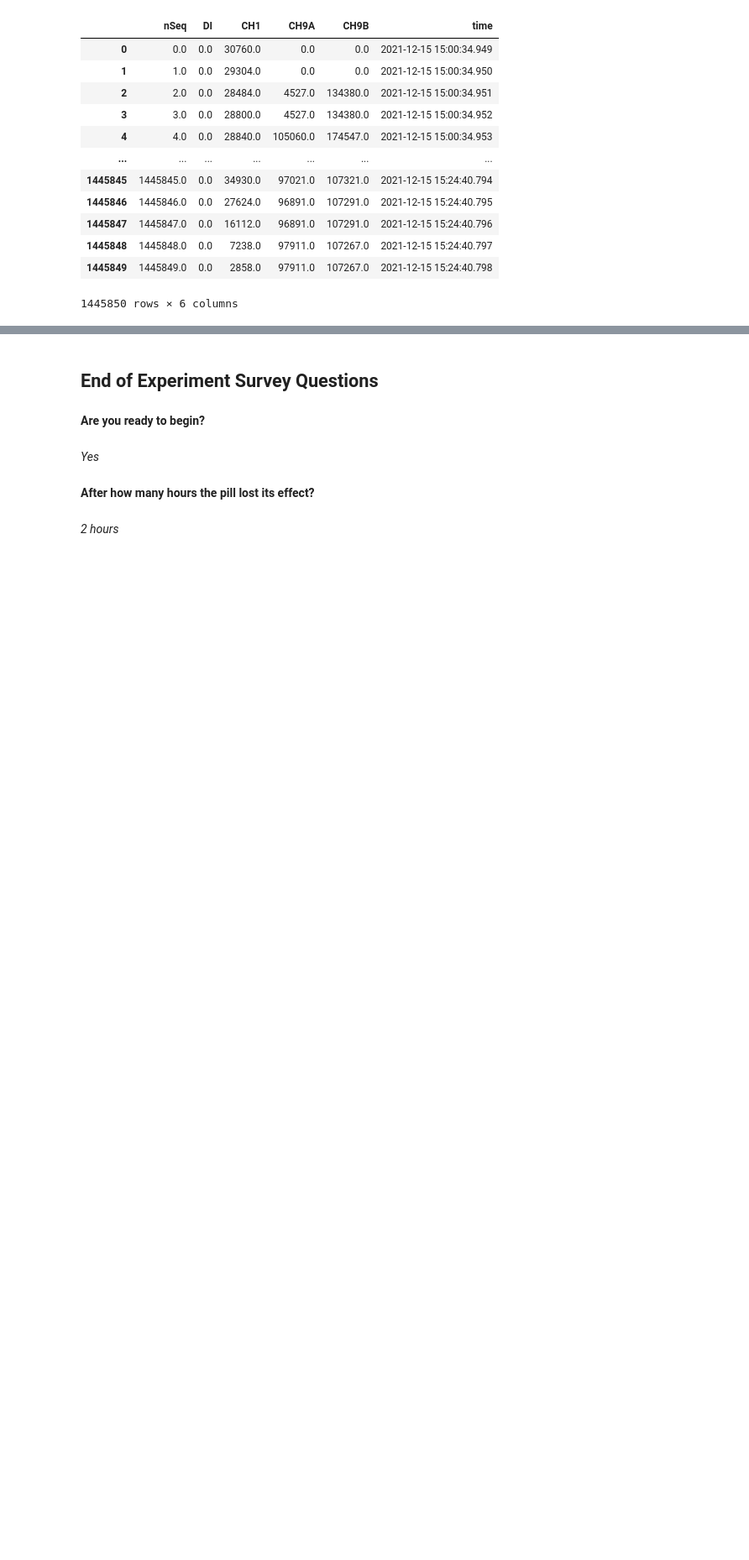
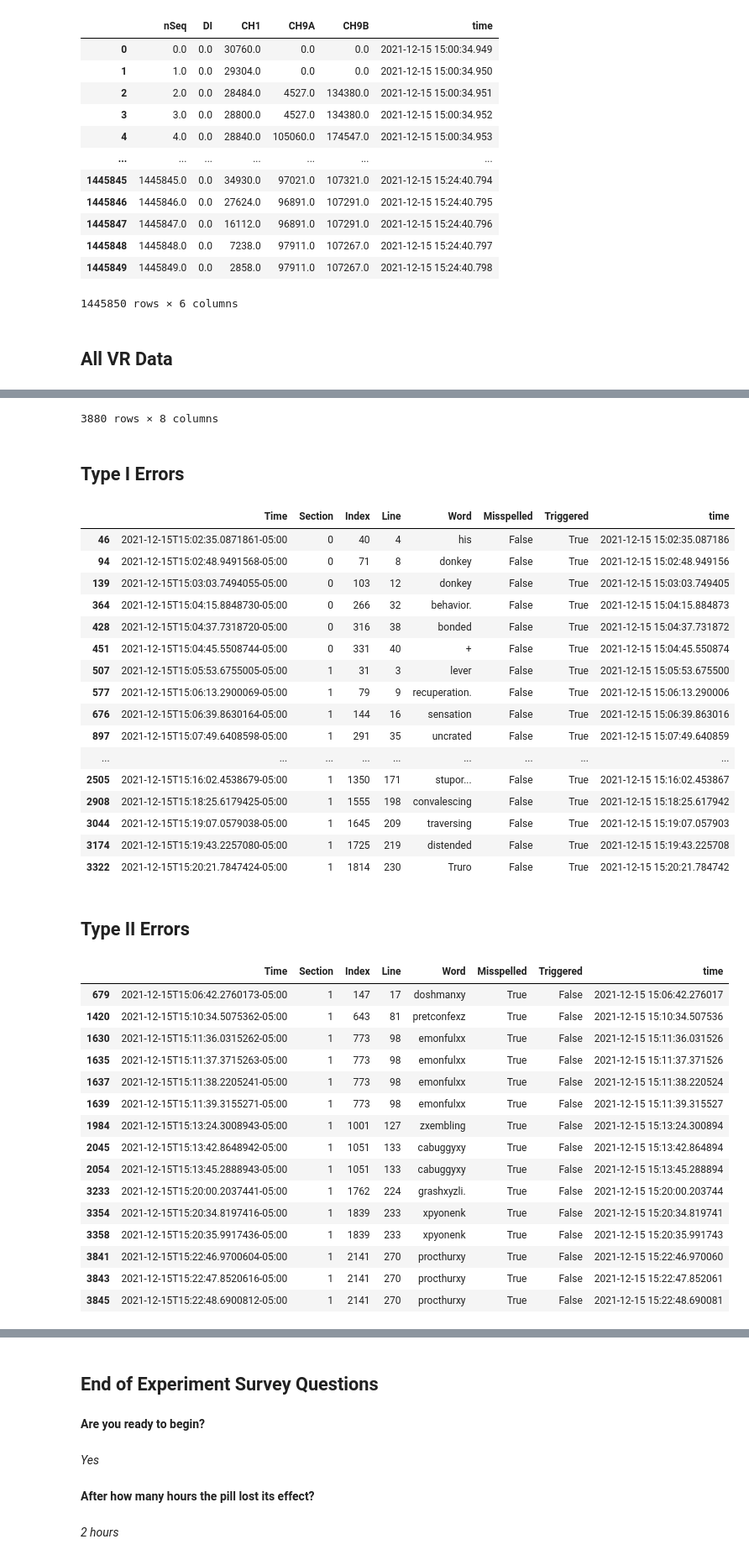
Before and after one commit to Ubiquitous-EEG-IQP/jupyter-notebooks, a Jupyter notebook: mind_wandering/mind_wandering.ipynb, the cells around one changed output, grey strips where cells are left out. Shown: that part at 84% size. Cells and saved outputs as stored; diff of their text form; code cells hidden in the pictures; blank space fills up the shorter version.

```diff
--- a/mind_wandering/mind_wandering.ipynb
+++ b/mind_wandering/mind_wandering.ipynb
@@ -86,3 +99,24 @@ display(plux_data)
 | 1445848 | 1445848.0 | 0.0 | 7238.0 | 97911.0 | 107267.0 | 2021-12-15 15:24:40.797 |
 | 1445849 | 1445849.0 | 0.0 | 2858.0 | 97911.0 | 107267.0 | 2021-12-15 15:24:40.798 |
 1445850 rows × 6 columns
+# %%
+# LOAD VR DATA
+
+vr_data = pd.read_csv(vr_filepath)
+
+vr_data["time"] = vr_data["Time"].apply(lambda t: parser.parse(t[:-6]))
+vr_data["time"] = pd.to_datetime(vr_data["time"])
+
+display(Markdown("## All VR Data"))
+display(vr_data)
+
+type_i = vr_data[~vr_data["Misspelled"] & vr_data["Triggered"]]
+type_ii = vr_data[vr_data["Misspelled"] & ~vr_data["Triggered"]]
+
+display(Markdown("## Type I Errors"))
+display(type_i)
+
+display(Markdown("## Type II Errors"))
+display(type_ii)
+# %% [output]
+## All VR Data
@@ -89,3 +135,39 @@ display(plux_data)
+3880 rows × 8 columns
+## Type I Errors
+|  | Time | Section | Index | Line | Word | Misspelled | Triggered | time |
+| 46 | 2021-12-15T15:02:35.0871861-05:00 | 0 | 40 | 4 | his | False | True | 2021-12-15 15:02:35.087186 |
+| 94 | 2021-12-15T15:02:48.9491568-05:00 | 0 | 71 | 8 | donkey | False | True | 2021-12-15 15:02:48.949156 |
+| 139 | 2021-12-15T15:03:03.7494055-05:00 | 0 | 103 | 12 | donkey | False | True | 2021-12-15 15:03:03.749405 |
+| 364 | 2021-12-15T15:04:15.8848730-05:00 | 0 | 266 | 32 | behavior. | False | True | 2021-12-15 15:04:15.884873 |
+| 428 | 2021-12-15T15:04:37.7318720-05:00 | 0 | 316 | 38 | bonded | False | True | 2021-12-15 15:04:37.731872 |
+| 451 | 2021-12-15T15:04:45.5508744-05:00 | 0 | 331 | 40 | + | False | True | 2021-12-15 15:04:45.550874 |
+| 507 | 2021-12-15T15:05:53.6755005-05:00 | 1 | 31 | 3 | lever | False | True | 2021-12-15 15:05:53.675500 |
+| 577 | 2021-12-15T15:06:13.2900069-05:00 | 1 | 79 | 9 | recuperation. | False | True | 2021-12-15 15:06:13.290006 |
+| 676 | 2021-12-15T15:06:39.8630164-05:00 | 1 | 144 | 16 | sensation | False | True | 2021-12-15 15:06:39.863016 |
+| 897 | 2021-12-15T15:07:49.6408598-05:00 | 1 | 291 | 35 | uncrated | False | True | 2021-12-15 15:07:49.640859 |
+| ... | ... | ... | ... | ... | ... | ... | ... | ... |
+| 2505 | 2021-12-15T15:16:02.4538679-05:00 | 1 | 1350 | 171 | stupor... | False | True | 2021-12-15 15:16:02.453867 |
+| 2908 | 2021-12-15T15:18:25.6179425-05:00 | 1 | 1555 | 198 | convalescing | False | True | 2021-12-15 15:18:25.617942 |
+| 3044 | 2021-12-15T15:19:07.0579038-05:00 | 1 | 1645 | 209 | traversing | False | True | 2021-12-15 15:19:07.057903 |
+| 3174 | 2021-12-15T15:19:43.2257080-05:00 | 1 | 1725 | 219 | distended | False | True | 2021-12-15 15:19:43.225708 |
+| 3322 | 2021-12-15T15:20:21.7847424-05:00 | 1 | 1814 | 230 | Truro | False | True | 2021-12-15 15:20:21.784742 |
+## Type II Errors
+|  | Time | Section | Index | Line | Word | Misspelled | Triggered | time |
+| 679 | 2021-12-15T15:06:42.2760173-05:00 | 1 | 147 | 17 | doshmanxy | True | False | 2021-12-15 15:06:42.276017 |
+| 1420 | 2021-12-15T15:10:34.5075362-05:00 | 1 | 643 | 81 | pretconfexz | True | False | 2021-12-15 15:10:34.507536 |
+| 1630 | 2021-12-15T15:11:36.0315262-05:00 | 1 | 773 | 98 | emonfulxx | True | False | 2021-12-15 15:11:36.031526 |
+| 1635 | 2021-12-15T15:11:37.3715263-05:00 | 1 | 773 | 98 | emonfulxx | True | False | 2021-12-15 15:11:37.371526 |
+| 1637 | 2021-12-15T15:11:38.2205241-05:00 | 1 | 773 | 98 | emonfulxx | True | False | 2021-12-15 15:11:38.220524 |
+| 1639 | 2021-12-15T15:11:39.3155271-05:00 | 1 | 773 | 98 | emonfulxx | True | False | 2021-12-15 15:11:39.315527 |
+| 1984 | 2021-12-15T15:13:24.3008943-05:00 | 1 | 1001 | 127 | zxembling | True | False | 2021-12-15 15:13:24.300894 |
+| 2045 | 2021-12-15T15:13:42.8648942-05:00 | 1 | 1051 | 133 | cabuggyxy | True | False | 2021-12-15 15:13:42.864894 |
+| 2054 | 2021-12-15T15:13:45.2888943-05:00 | 1 | 1051 | 133 | cabuggyxy | True | False | 2021-12-15 15:13:45.288894 |
+| 3233 | 2021-12-15T15:20:00.2037441-05:00 | 1 | 1762 | 224 | grashxyzli. | True | False | 2021-12-15 15:20:00.203744 |
+| 3354 | 2021-12-15T15:20:34.8197416-05:00 | 1 | 1839 | 233 | xpyonenk | True | False | 2021-12-15 15:20:34.819741 |
+| 3358 | 2021-12-15T15:20:35.9917436-05:00 | 1 | 1839 | 233 | xpyonenk | True | False | 2021-12-15 15:20:35.991743 |
+| 3841 | 2021-12-15T15:22:46.9700604-05:00 | 1 | 2141 | 270 | procthurxy | True | False | 2021-12-15 15:22:46.970060 |
+| 3843 | 2021-12-15T15:22:47.8520616-05:00 | 1 | 2141 | 270 | procthurxy | True | False | 2021-12-15 15:22:47.852061 |
+| 3845 | 2021-12-15T15:22:48.6900812-05:00 | 1 | 2141 | 270 | procthurxy | True | False | 2021-12-15 15:22:48.690081 |
 # %%
 eeg_data = plux_data["CH1"]
 
```
Also changed, not shown: parts of 7 cells of this notebook, 3 other files.
